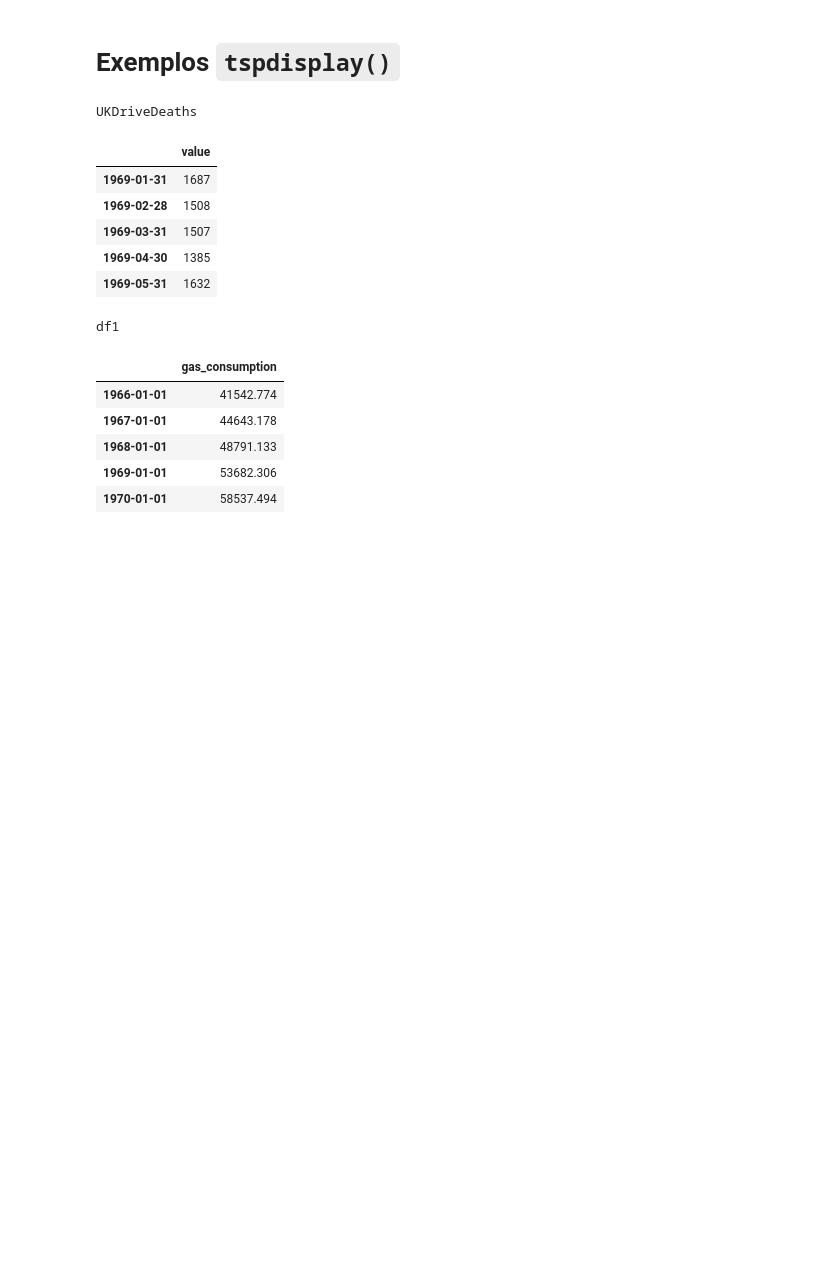
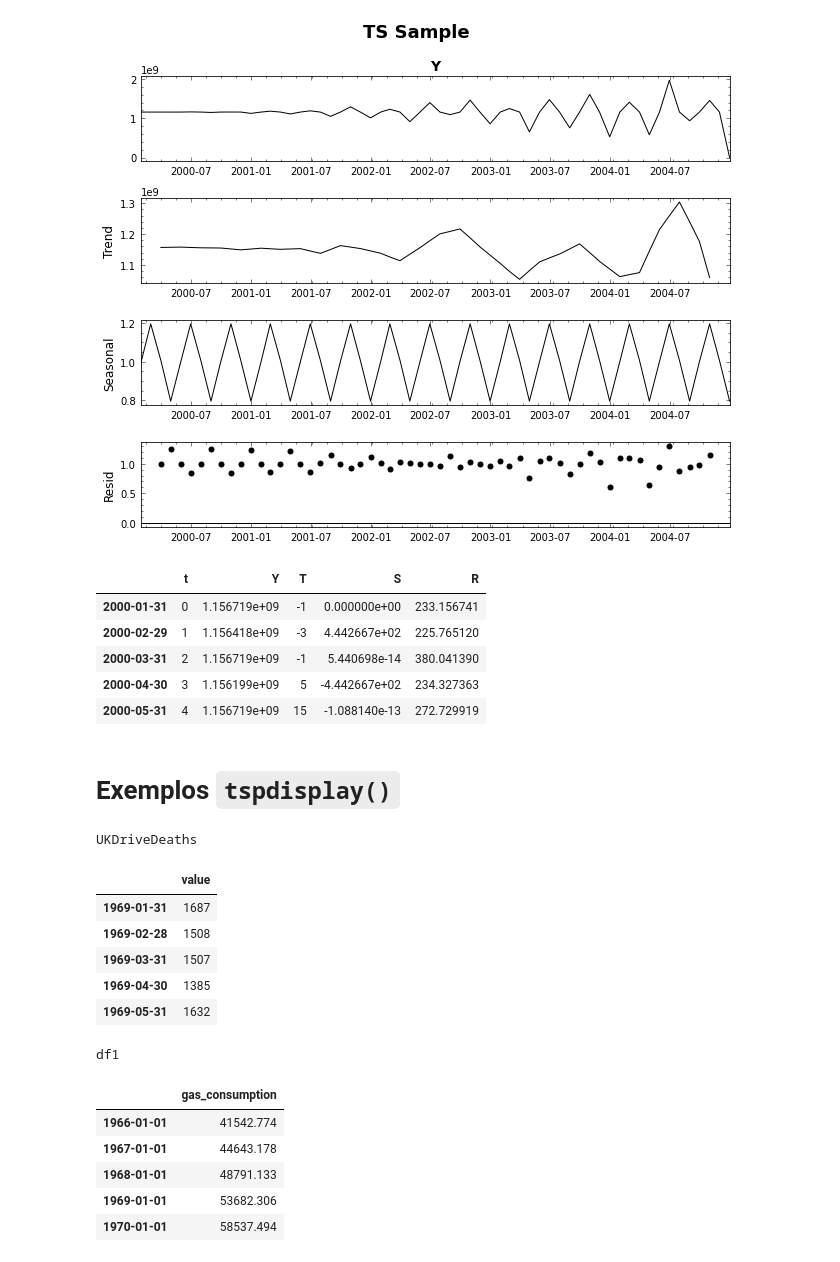
Before and after one commit to Rogerio-mack/Temporal, a Jupyter notebook: tsp_utils.ipynb, the cells around one changed output. Cells and saved outputs as stored; diff of their text form; code cells hidden in the pictures; blank space fills up the shorter version.

```diff
--- a/tsp_utils.ipynb
+++ b/tsp_utils.ipynb
@@ -85,3 +171,15 @@ def tspdecompose(df,model='additive',title=None):
+# %%
+df = tspsimulate(show_plot=True, beta_0=-1, beta_1=-4, beta_2=2, seasons_month_len=4, model='multiplicative', title='TS Sample')
+
+df.head()
+# %% [output]
+[figure, added]
+|  | t | Y | T | S | R |
+| 2000-01-31 | 0 | 1.156719e+09 | -1 | 0.000000e+00 | 233.156741 |
+| 2000-02-29 | 1 | 1.156418e+09 | -3 | 4.442667e+02 | 225.765120 |
+| 2000-03-31 | 2 | 1.156719e+09 | -1 | 5.440698e-14 | 380.041390 |
+| 2000-04-30 | 3 | 1.156199e+09 | 5 | -4.442667e+02 | 234.327363 |
+| 2000-05-31 | 4 | 1.156719e+09 | 15 | -1.088140e-13 | 272.729919 |
 # %% [markdown]
 # Exemplos `tspdisplay()`
 # %%
```
Also changed, not shown: parts of 7 cells of this notebook.
